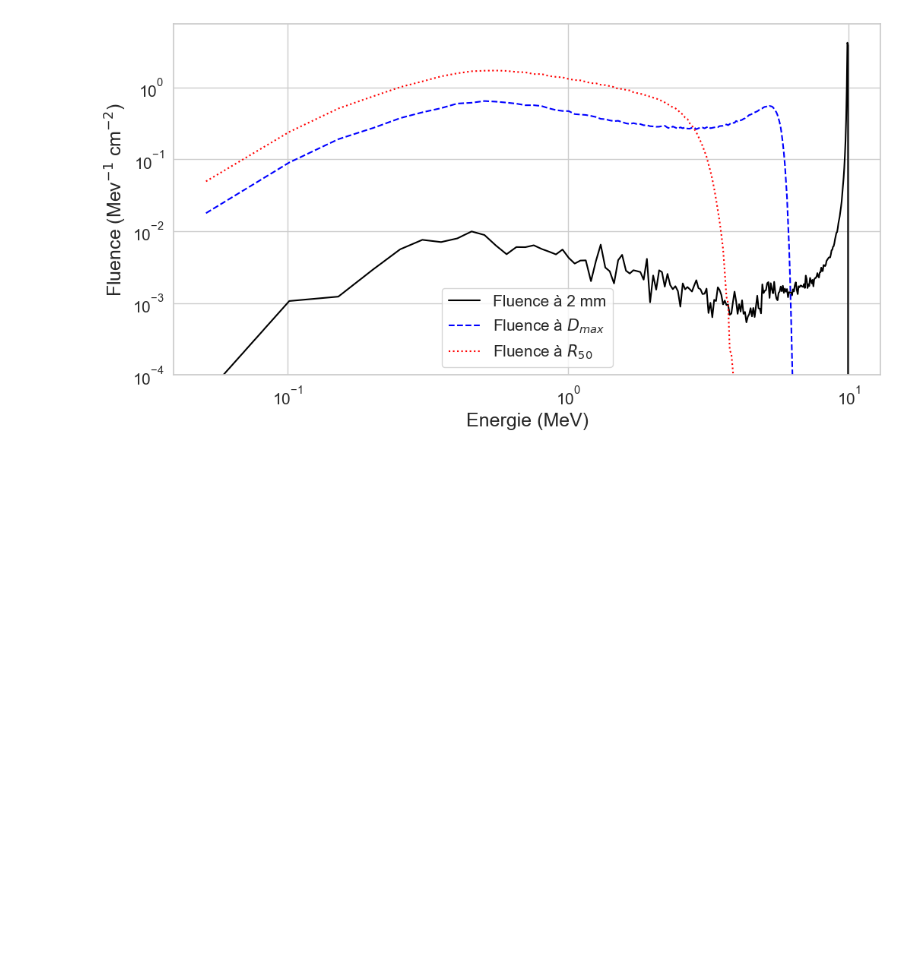
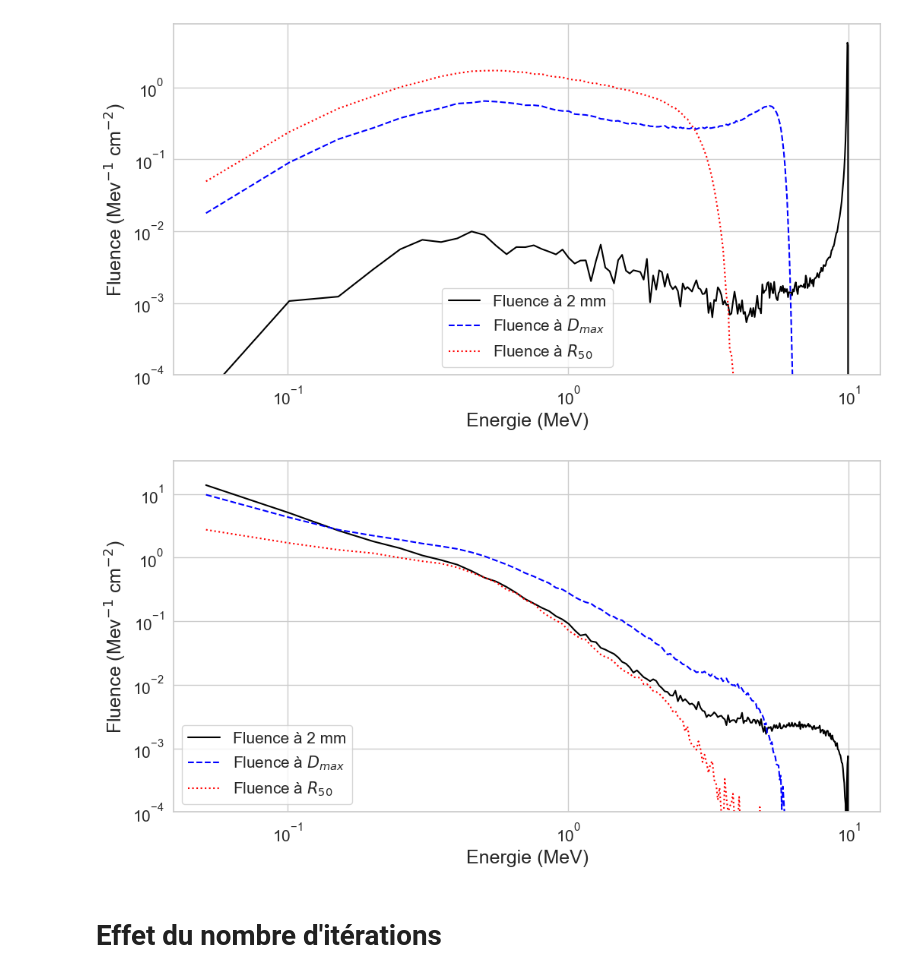
Before and after one commit to Frank0024/Devoir_TOPAS_2024, a Jupyter notebook: Devoir_TOPAS_2024.ipynb, the cells around one changed output. Saved outputs shown, nothing was run; the diff lists cells and outputs as text; code cells hidden in the pictures; blank space fills up the shorter version.

Commit message:
Ajout fluence secondaire

```diff
--- a/Devoir_TOPAS_2024.ipynb
+++ b/Devoir_TOPAS_2024.ipynb
@@ -329,3 +325,31 @@ plt.legend(fontsize=15)
 plt.show()
 # %% [output]
 [figure]
+# %%
+Secondary_fluence_entrance = data2[Entrance,:200]/Energy/100
+Secondary_fluence_Dmax = data2[Dmax,:200]/Energy/100
+Secondary_fluence_R50 = data2[R50,:200]/Energy/100
+
+fig = plt.figure(figsize=(12,6))
+
+plt.plot(Energy[1:], Secondary_fluence_entrance[1:],c="black",label = "Fluence à 2 mm")
+plt.plot(Energy[1:], Secondary_fluence_Dmax[1:], linestyle='--' ,c='blue', label = "Fluence à $D_{max}$")
+plt.plot(Energy[1:], Secondary_fluence_R50[1:], linestyle='dotted', c='red', label = "Fluence à $R_{50}$")
+
+plt.xlabel(r'Energie (MeV)', fontsize=18)
+plt.ylabel(r'Fluence (Mev$^{-1}$ cm$^{-2}$)', fontsize=18)
+
+plt.xscale("log")
+plt.yscale("log")
+plt.ylim(1e-4,)
+
+plt.xticks(fontsize=15)
+plt.yticks(fontsize=15)
+
+plt.legend(fontsize=15,loc="lower left")
+
+plt.show()
+# %% [output]
+[figure, added]
+# %% [markdown]
+# Effet du nombre d'itérations
```
Also changed, not shown: parts of 1 cell of this notebook.
